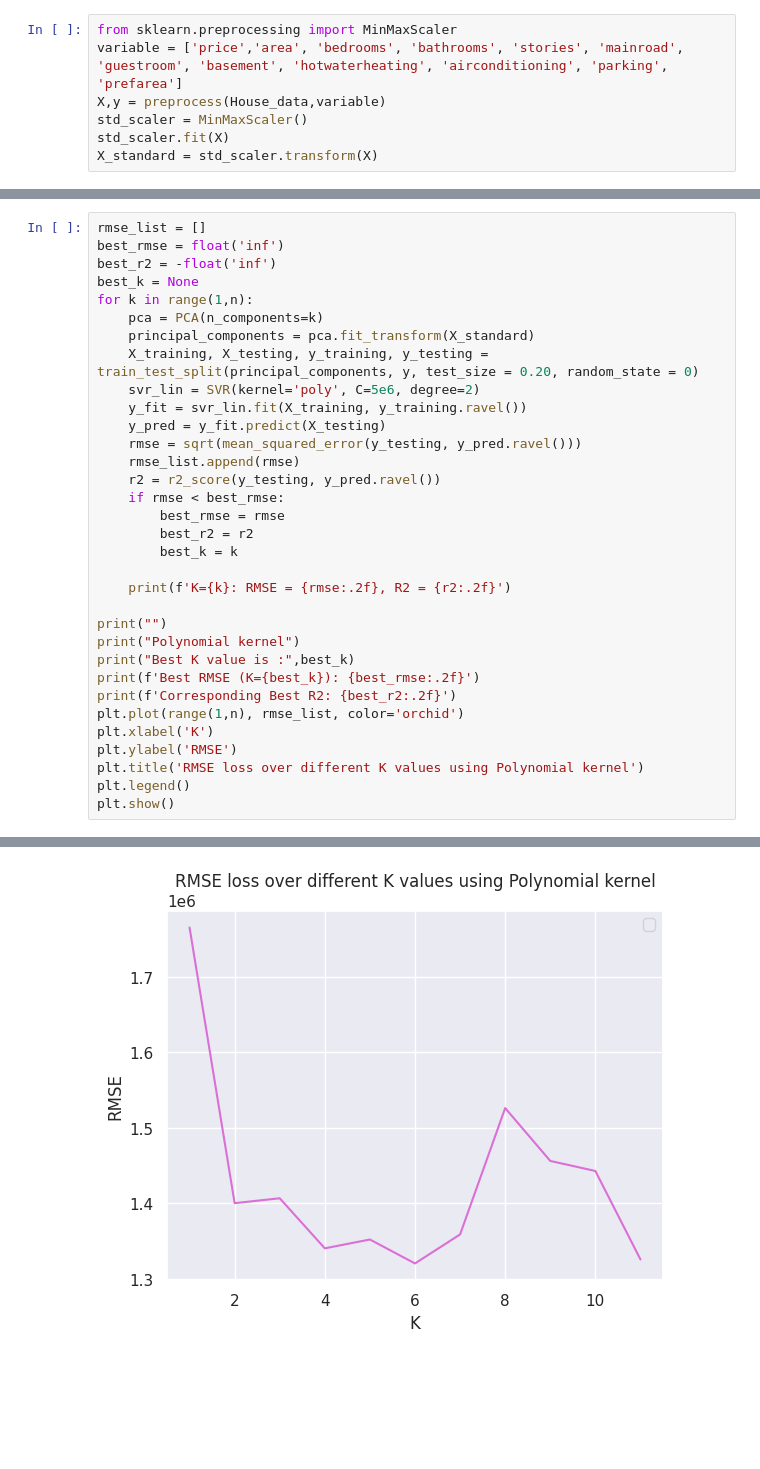
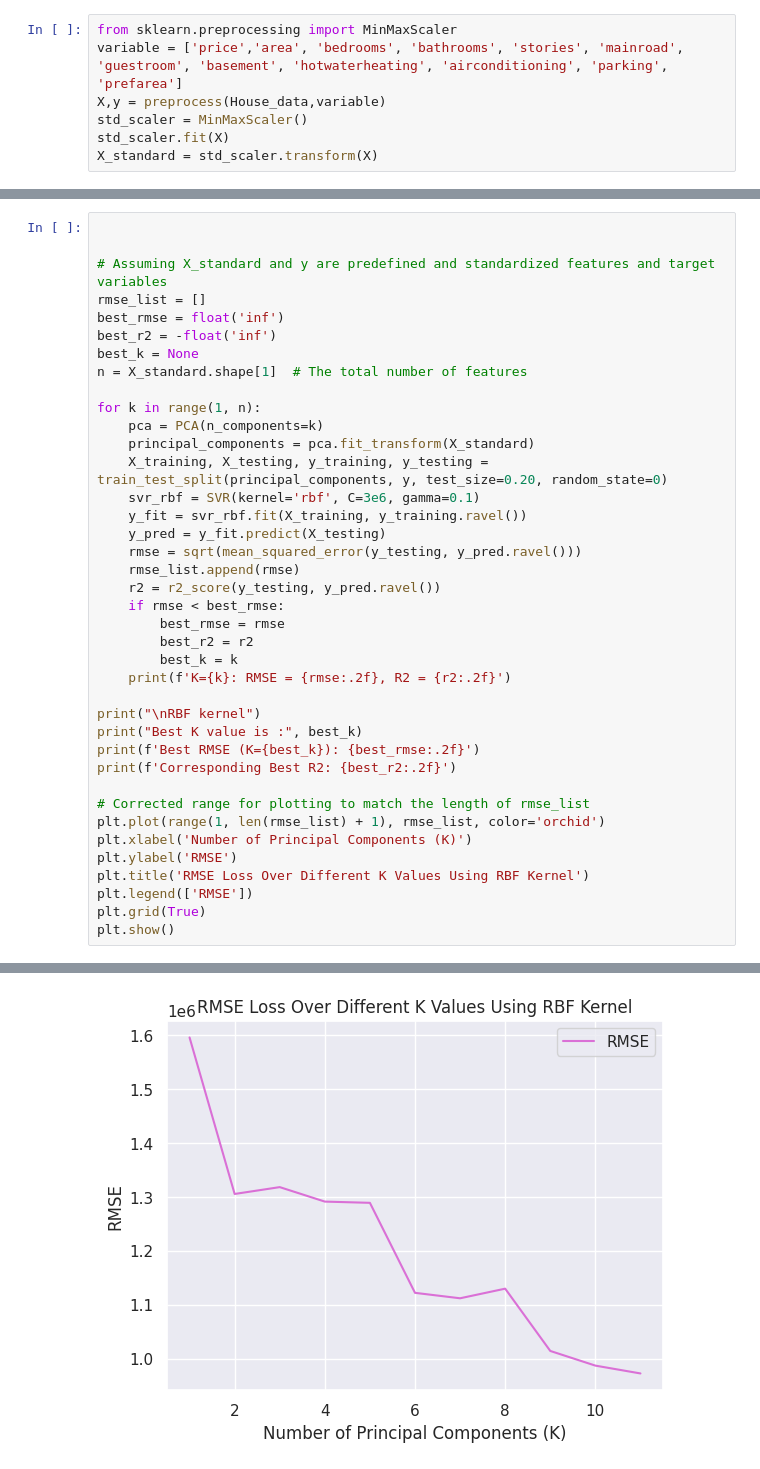
Before and after one commit to indhu68/indhuML_HW4, a Jupyter notebook: Homework_4_Intro_to_ML.ipynb, the cells around one changed output, grey strips where cells are left out. Saved outputs shown, nothing was run; the diff lists cells and outputs as text; blank space fills up the shorter version.

```diff
--- a/Homework_4_Intro_to_ML.ipynb
+++ b/Homework_4_Intro_to_ML.ipynb
@@ -377,14 +513,19 @@ WARNING:matplotlib.legend:No artists with labels found to put in legend.  Note t
 # %%
+
+
+# Assuming X_standard and y are predefined and standardized features and target variables
 rmse_list = []
 best_rmse = float('inf')
 best_r2 = -float('inf')
 best_k = None
-for k in range(1,n):
+n = X_standard.shape[1]  # The total number of features
+
+for k in range(1, n):
     pca = PCA(n_components=k)
     principal_components = pca.fit_transform(X_standard)
-    X_training, X_testing, y_training, y_testing = train_test_split(principal_components, y, test_size = 0.20, random_state = 0)
-    svr_lin = SVR(kernel='poly', C=5e6, degree=2)
-    y_fit = svr_lin.fit(X_training, y_training.ravel())
+    X_training, X_testing, y_training, y_testing = train_test_split(principal_components, y, test_size=0.20, random_state=0)
+    svr_rbf = SVR(kernel='rbf', C=3e6, gamma=0.1)
+    y_fit = svr_rbf.fit(X_training, y_training.ravel())
     y_pred = y_fit.predict(X_testing)
     rmse = sqrt(mean_squared_error(y_testing, y_pred.ravel()))
     rmse_list.append(rmse)
@@ -393,18 +534,19 @@ for k in range(1,n):
         best_rmse = rmse
         best_r2 = r2
         best_k = k
-
     print(f'K={k}: RMSE = {rmse:.2f}, R2 = {r2:.2f}')
 
-print("")
-print("Polynomial kernel")
-print("Best K value is :",best_k)
+print("\nRBF kernel")
+print("Best K value is :", best_k)
 print(f'Best RMSE (K={best_k}): {best_rmse:.2f}')
 print(f'Corresponding Best R2: {best_r2:.2f}')
-plt.plot(range(1,n), rmse_list, color='orchid')
-plt.xlabel('K')
+
+# Corrected range for plotting to match the length of rmse_list
+plt.plot(range(1, len(rmse_list) + 1), rmse_list, color='orchid')
+plt.xlabel('Number of Principal Components (K)')
 plt.ylabel('RMSE')
-plt.title('RMSE loss over different K values using Polynomial kernel')
-plt.legend()
+plt.title('RMSE Loss Over Different K Values Using RBF Kernel')
+plt.legend(['RMSE'])
+plt.grid(True)
 plt.show()
 # %% [output]
@@ -428 +569 @@ WARNING:matplotlib.legend:No artists with labels found to put in legend.  Note t
-[figure, old version]
+[figure, new version]
```
Also changed, not shown: parts of 13 cells of this notebook.
